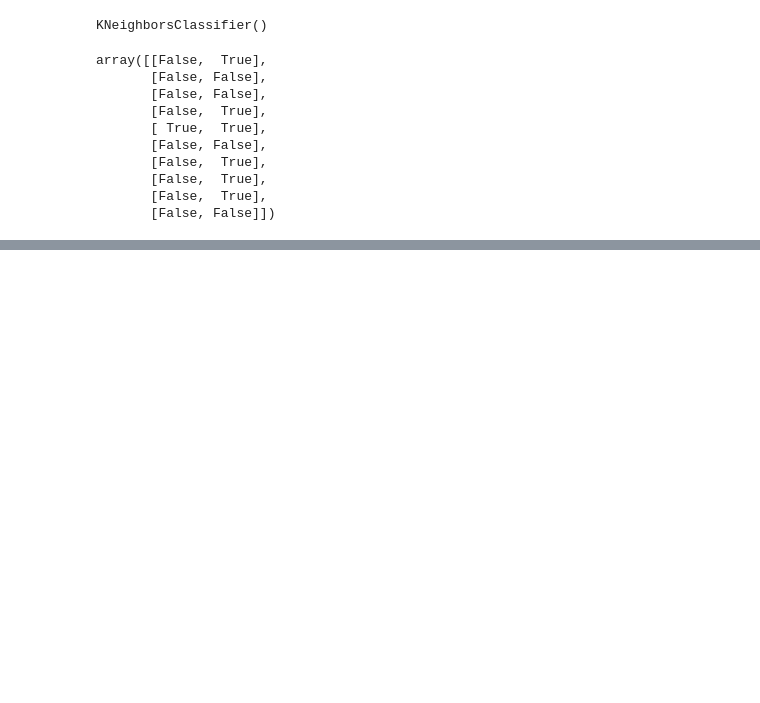
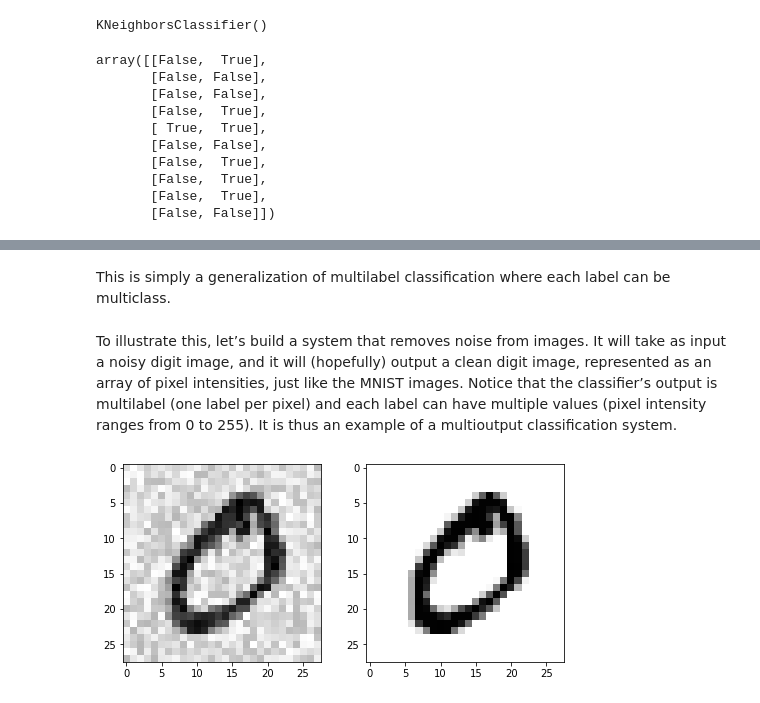
Before and after one commit to YunusKaratepe/hands-on-machine-learning-oreilly, a Jupyter notebook: chapter003.ipynb, the cells around one changed output, grey strips where cells are left out. Cells and saved outputs as stored; diff of their text form; code cells hidden in the pictures; blank space fills up the shorter version.

```diff
--- a/chapter003.ipynb
+++ b/chapter003.ipynb
@@ -457,0 +468,17 @@ array([[False,  True],
+# %% [markdown]
+This is simply a generalization of multilabel classification where each label can be multiclass.
+# %% [markdown]
+To illustrate this, let’s build a system that removes noise from images. It will take as
+input a noisy digit image, and it will (hopefully) output a clean digit image, represented as an array of pixel intensities, just like the MNIST images. Notice that the
+classifier’s output is multilabel (one label per pixel) and each label can have multiple
+values (pixel intensity ranges from 0 to 255). It is thus an example of a multioutput
+classification system.
+# %%
+noise = np.random.randint(0, 100, (len(X_train), 784))
+X_train_mod = X_train + noise
+noise = np.random.randint(0, 100, (len(X_test), 784))
+X_test_mod = X_test + noise
+y_train_mod = X_train
+y_test_mod = X_test
+# %%
+knn_clf.fit(X_train_mod)
@@ -457,0 +489,13 @@ array([[False,  True],
+# %%
+index = 1
+
+mod_img = np.reshape(np.array(X_train_mod.iloc[index]), (28, 28))
+orig_img = np.reshape(np.array(y_train_mod.iloc[index]), (28, 28))
+plt.figure(figsize=(8, 8))
+plt.subplot(221)
+plt.imshow(mod_img, cmap=mpl.cm.binary, interpolation='nearest')
+plt.subplot(222)
+plt.imshow(orig_img, cmap=mpl.cm.binary, interpolation='nearest')
+plt.show()
+# %% [output]
+[figure, added]
```
Also changed, not shown: parts of 6 cells of this notebook.
